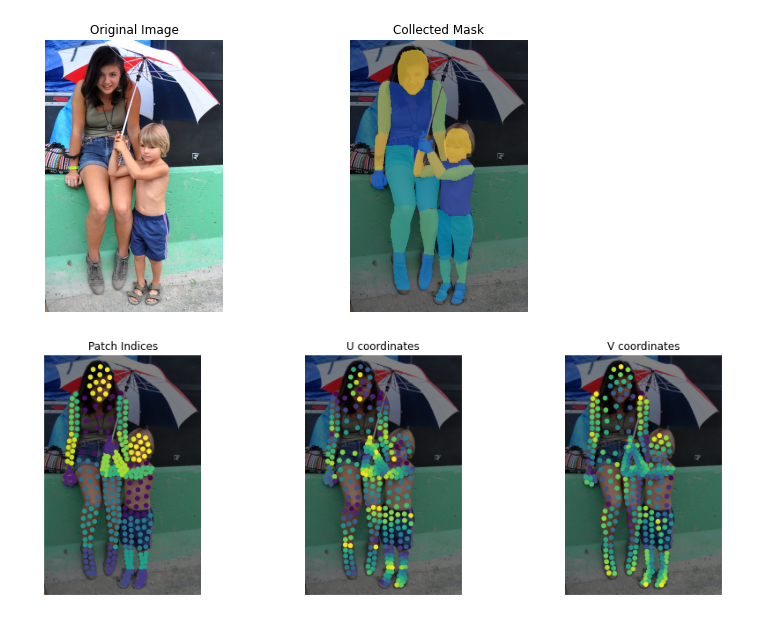
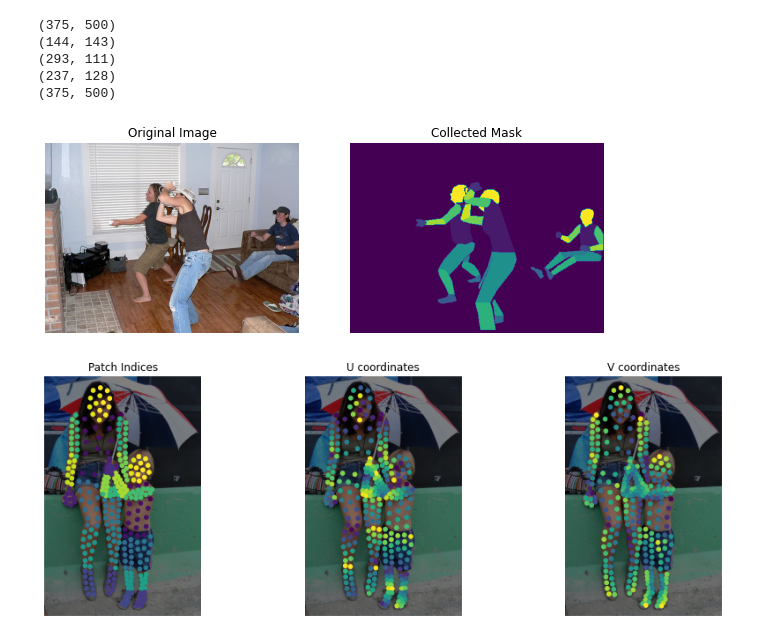
Before and after one commit to potato-farm/alchera-ai-challenge, a Jupyter notebook: train_dataset/Visualize_dataset.ipynb, the cells around one changed output. Drawn from its saved outputs; the diff is of its cells as text; code cells hidden in the pictures.

Commit message:
modify visualize

```diff
--- a/train_dataset/Visualize_dataset.ipynb
+++ b/train_dataset/Visualize_dataset.ipynb
@@ -36,41 +36,56 @@ im = dp_coco.loadImgs(Selected_im)[0]
 ann_ids = dp_coco.getAnnIds( imgIds=im['id'] )
 anns = dp_coco.loadAnns(ann_ids)
 # Now read and b
 im_name = os.path.join( coco_folder + 'val2014', im['file_name'] )
 I=cv2.imread(im_name)
 
 '''
 Get Collected Mask
 '''
-I_vis=I.copy()/2 # Dim the image.
-
+# I_vis=I.copy()/2 # Dim the image.
+I_vis = np.zeros((I.shape[0], I.shape[1]))
+print(I_vis.shape)
+########################################### base line 적용할 부분 !!!!!!!!!!!!!!!!!!!!!!!!!! ################################
 for ann in anns:
     bbr =  np.array(ann['bbox']).astype(int) # the box.
     if( 'dp_masks' in ann.keys()): # If we have densepose annotation for this ann,
         Mask = GetDensePoseMask(ann['dp_masks'])
         ################
         x1,y1,x2,y2 = bbr[0],bbr[1],bbr[0]+bbr[2],bbr[1]+bbr[3]
         x2 = min( [ x2,I.shape[1] ] );  y2 = min( [ y2,I.shape[0] ] )
         ################
         MaskIm = cv2.resize( Mask, (int(x2-x1),int(y2-y1)) ,interpolation=cv2.INTER_NEAREST)
-        MaskBool = np.tile((MaskIm==0)[:,:,np.newaxis],[1,1,3])
+        print(MaskIm.shape)
+        # MaskBool = np.tile((MaskIm==0)[:,:,np.newaxis],[1,1,3])
+        MaskBool = np.tile((MaskIm==0)[:,:],[1,1])
+
         #  Replace the visualized mask image with I_vis.
-        Mask_vis = cv2.applyColorMap( (MaskIm*15).astype(np.uint8) , cv2.COLORMAP_PARULA)[:,:,:]
-        Mask_vis[MaskBool]=I_vis[y1:y2,x1:x2,:][MaskBool]
-        I_vis[y1:y2,x1:x2,:] = I_vis[y1:y2,x1:x2,:]*0.3 + Mask_vis*0.7
+        # Mask_vis = cv2.applyColorMap( (MaskIm*15).astype(np.uint8) , cv2.COLORMAP_PARULA)[:,:,:]
+        # Mask_vis[MaskBool]=I_vis[y1:y2,x1:x2,:][MaskBool]
+        MaskIm[MaskBool]=I_vis[y1:y2,x1:x2][MaskBool]
+        # I_vis[y1:y2,x1:x2,:] = I_vis[y1:y2,x1:x2,:]*0.3 + Mask_vis*0.7
+        # I_vis[y1:y2,x1:x2,:] = Mask_vis
+        I_vis[y1:y2,x1:x2] = MaskIm
 
 '''
 Visualize Images
 '''
 fig = plt.figure(figsize=[10,5])
 plt.subplot(1,2,1)
 plt.imshow((I[:,:,::-1]).astype('uint8'));plt.axis('off');plt.title('Original Image')
 plt.subplot(1,2,2)
-plt.imshow(I_vis[:,:,::-1].astype('uint8'));plt.axis('off');plt.title('Collected Mask')
+# plt.imshow(I_vis[:,:,::-1].astype('uint8'));plt.axis('off');plt.title('Collected Mask')
+plt.imshow(I_vis[:,:].astype('uint8'));plt.axis('off');plt.title('Collected Mask')
+print(I_vis.shape)
 
 plt.show()
 # %% [output]
+(375, 500)
+(144, 143)
+(293, 111)
+(237, 128)
+(375, 500)
-[figure, old version]
+[figure, new version]
 # %%
 # Show images for each subplot.
 fig = plt.figure(figsize=[15,5])
```
Also changed, not shown: parts of 1 cell of this notebook.
